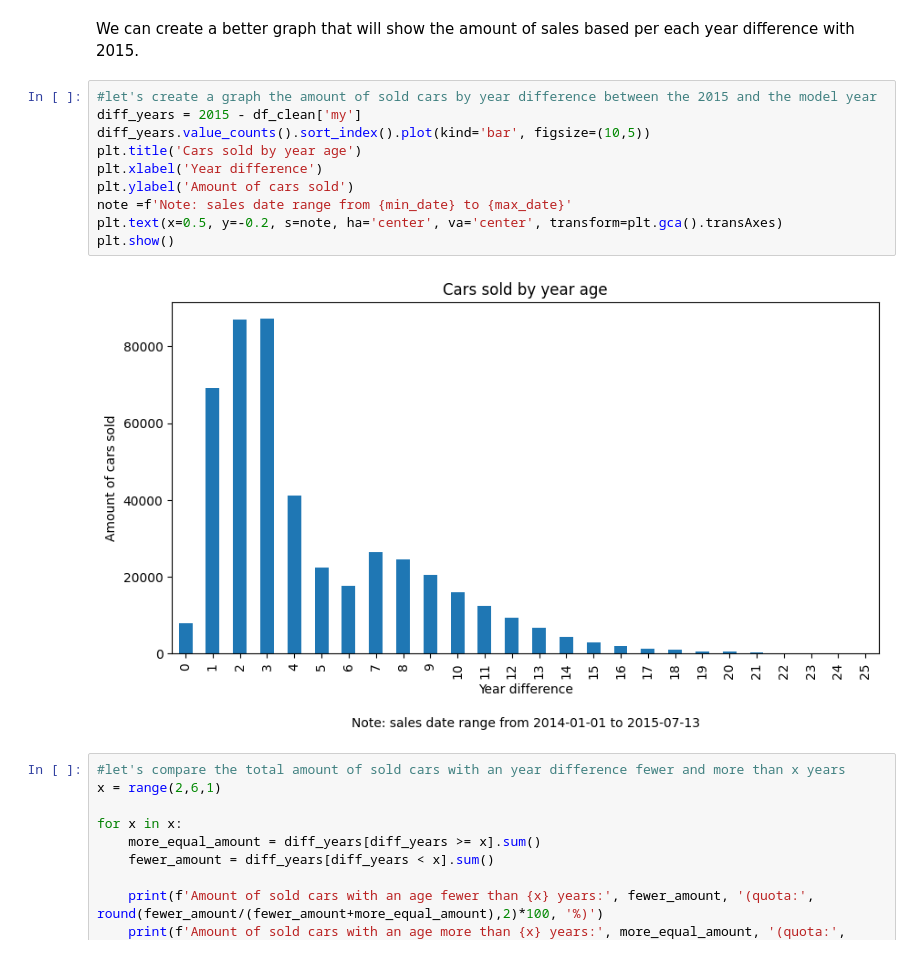
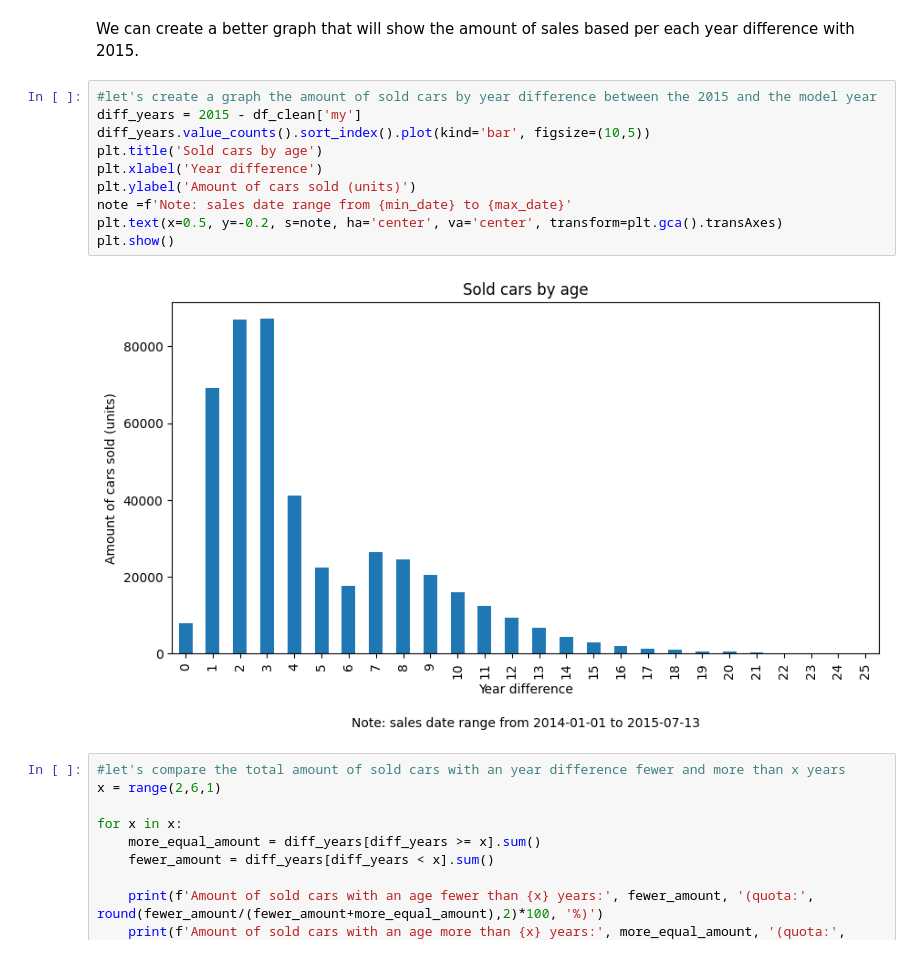
Before and after one commit to wizard86pz/cars_sales_us, a Jupyter notebook: ETL_cars.ipynb, the cells around one changed output. Cells and saved outputs as stored; diff of their text form.

```diff
--- a/ETL_cars.ipynb
+++ b/ETL_cars.ipynb
@@ -550,15 +550,15 @@ We can create a better graph that will show the amount of sales based per each y
 # %%
 #let's create a graph the amount of sold cars by year difference between the 2015 and the model year
 diff_years = 2015 - df_clean['my']
 diff_years.value_counts().sort_index().plot(kind='bar', figsize=(10,5))
-plt.title('Cars sold by year age')
+plt.title('Sold cars by age')
 plt.xlabel('Year difference')
-plt.ylabel('Amount of cars sold')
+plt.ylabel('Amount of cars sold (units)')
 note =f'Note: sales date range from {min_date} to {max_date}'
 plt.text(x=0.5, y=-0.2, s=note, ha='center', va='center', transform=plt.gca().transAxes)
 plt.show()
 # %% [output]
-[figure, old version]
+[figure, new version]
 # %%
 #let's compare the total amount of sold cars with an year difference fewer and more than x years
 x = range(2,6,1)
```
Also changed, not shown: parts of 12 cells of this notebook.
